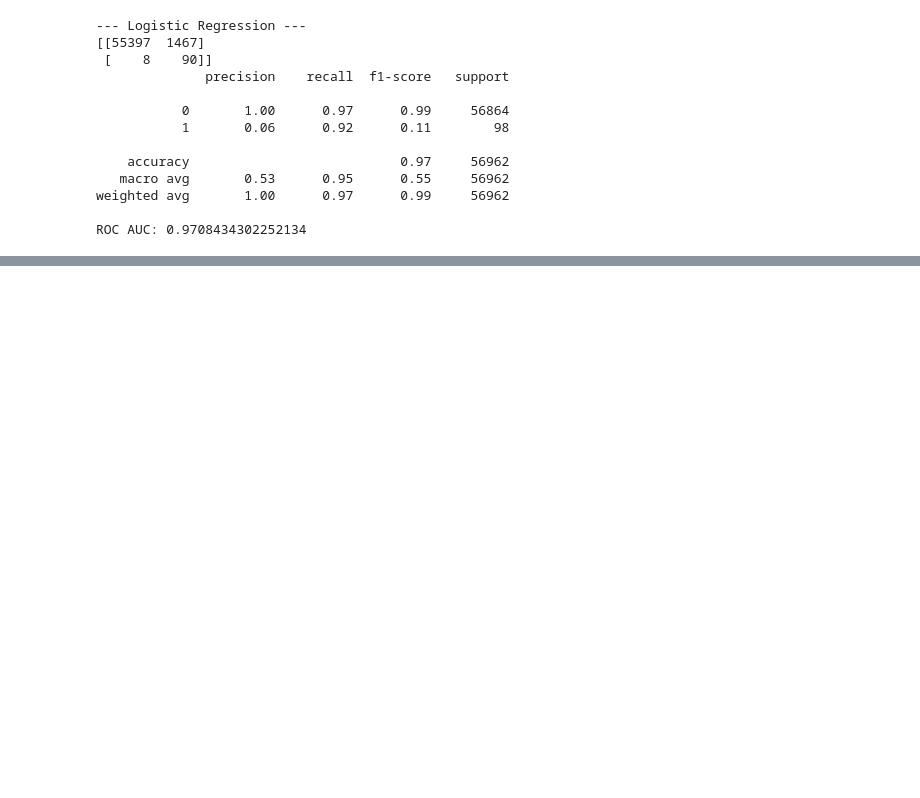
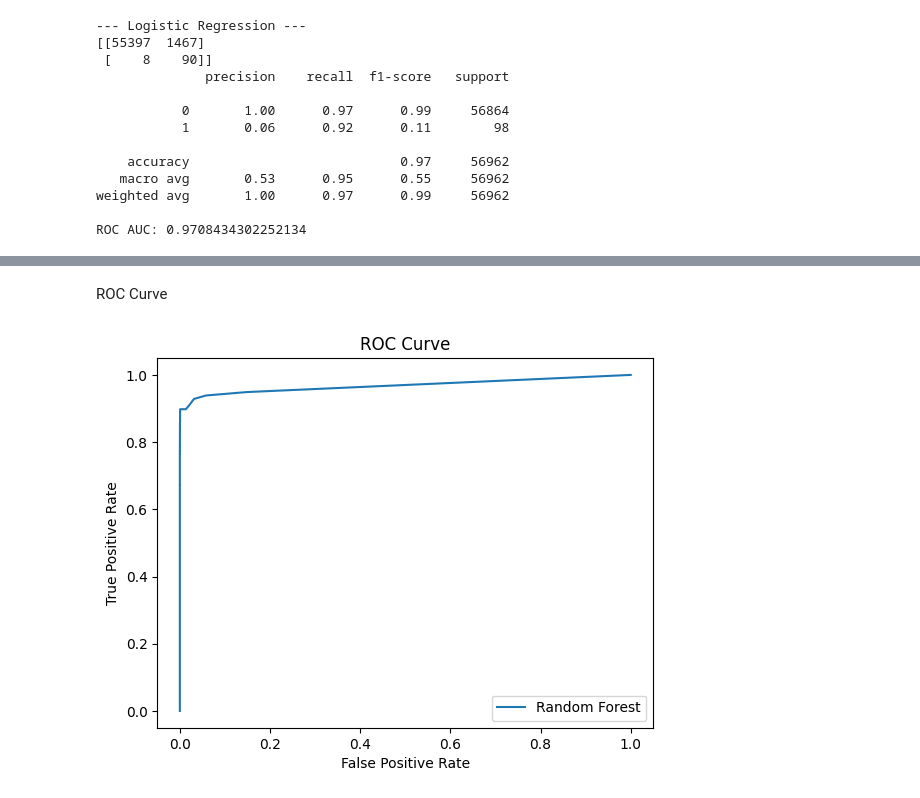
Before and after one commit to Anshi-2004/classification, a Jupyter notebook: Fraud_detection.ipynb, the cells around one changed output, grey strips where cells are left out. Drawn from its saved outputs; the diff is of its cells as text; code cells hidden in the pictures; blank space fills up the shorter version.

Commit message:
Random forest model and roc curve

```diff
--- a/Fraud_detection.ipynb
+++ b/Fraud_detection.ipynb
@@ -191,0 +190,11 @@ ROC AUC: 0.9708434302252134
+# %%
+rf = RandomForestClassifier(
+    n_estimators=100,
+    class_weight="balanced",
+    random_state=42
+)
+# %%
+rf.fit(X_train, y_train)
+
+rf_pred = rf.predict(X_test)
+rf_prob = rf.predict_proba(X_test)[:,1]
@@ -191,0 +220,14 @@ ROC AUC: 0.9708434302252134
+# %% [markdown]
+ROC Curve
+# %%
+fpr, tpr, _ = roc_curve(y_test, rf_prob)
+
+plt.figure()
+plt.plot(fpr, tpr, label="Random Forest")
+plt.xlabel("False Positive Rate")
+plt.ylabel("True Positive Rate")
+plt.title("ROC Curve")
+plt.legend()
+plt.show()
+# %% [output]
+[figure, added]
```
Also changed, not shown: parts of 5 cells of this notebook.
